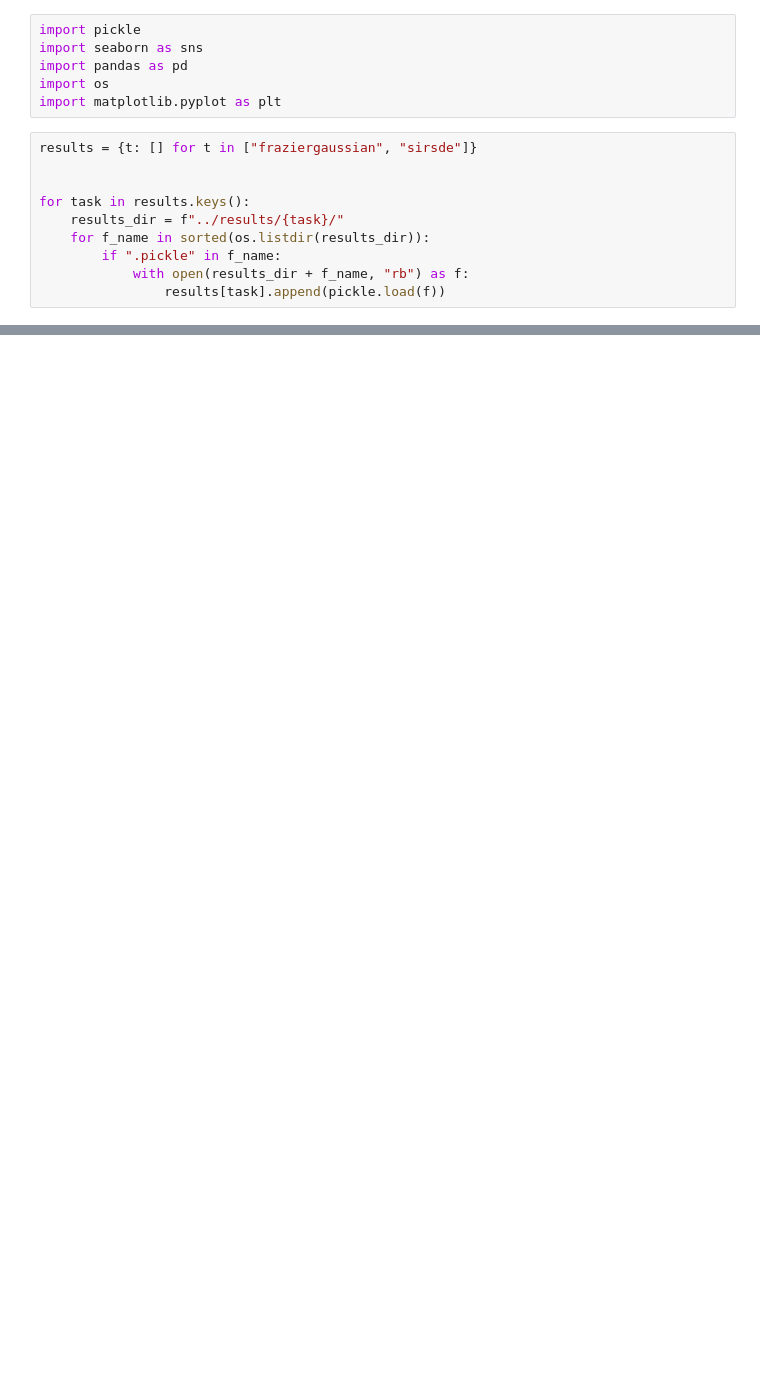
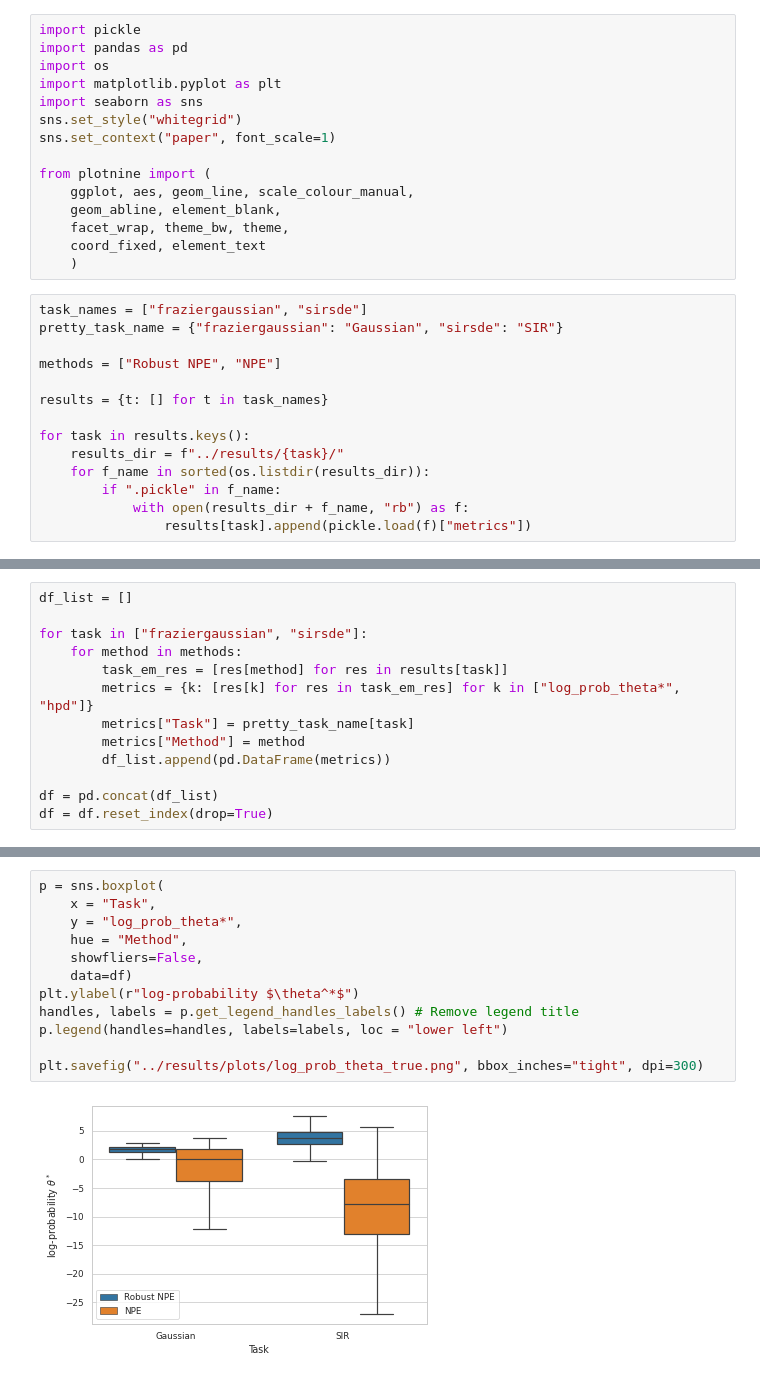
Before and after one commit to danielward27/rnpe, a Jupyter notebook: scripts/plot_results.ipynb, the cells around one changed output, grey strips where cells are left out. Saved outputs shown, nothing was run; the diff lists cells and outputs as text; blank space fills up the shorter version.

```diff
--- a/scripts/plot_results.ipynb
+++ b/scripts/plot_results.ipynb
@@ -1,16 +1,29 @@
 # %%
 import pickle
-import seaborn as sns
 import pandas as pd
 import os
 import matplotlib.pyplot as plt
+import seaborn as sns
+sns.set_style("whitegrid")
+sns.set_context("paper", font_scale=1)
+
+from plotnine import (
+    ggplot, aes, geom_line, scale_colour_manual,
+    geom_abline, element_blank,
+    facet_wrap, theme_bw, theme,
+    coord_fixed, element_text
+    )
 # %%
-results = {t: [] for t in ["fraziergaussian", "sirsde"]}
+task_names = ["fraziergaussian", "sirsde"]
+pretty_task_name = {"fraziergaussian": "Gaussian", "sirsde": "SIR"}
 
+methods = ["Robust NPE", "NPE"]
+
+results = {t: [] for t in task_names}
 
 for task in results.keys():
     results_dir = f"../results/{task}/"
     for f_name in sorted(os.listdir(results_dir)):
         if ".pickle" in f_name:
             with open(results_dir + f_name, "rb") as f:
-                results[task].append(pickle.load(f))
+                results[task].append(pickle.load(f)["metrics"])
@@ -60,0 +30,13 @@ plt.savefig("../results/plots/log_probthetatrue.png")
+# %%
+df_list = []
+
+for task in ["fraziergaussian", "sirsde"]:
+    for method in methods:
+        task_em_res = [res[method] for res in results[task]]
+        metrics = {k: [res[k] for res in task_em_res] for k in ["log_prob_theta*", "hpd"]}
+        metrics["Task"] = pretty_task_name[task]
+        metrics["Method"] = method
+        df_list.append(pd.DataFrame(metrics))
+
+df = pd.concat(df_list)
+df = df.reset_index(drop=True)
@@ -60,0 +53,14 @@ plt.savefig("../results/plots/log_probthetatrue.png")
+# %%
+p = sns.boxplot(
+    x = "Task",
+    y = "log_prob_theta*",
+    hue = "Method",
+    showfliers=False,
+    data=df)
+plt.ylabel(r"log-probability $\theta^*$")
+handles, labels = p.get_legend_handles_labels() # Remove legend title
+p.legend(handles=handles, labels=labels, loc = "lower left")
+
+plt.savefig("../results/plots/log_prob_theta_true.png", bbox_inches="tight", dpi=300)
+# %% [output]
+[figure, added]
```
Also changed, not shown: parts of 8 cells of this notebook, 7 other files.
